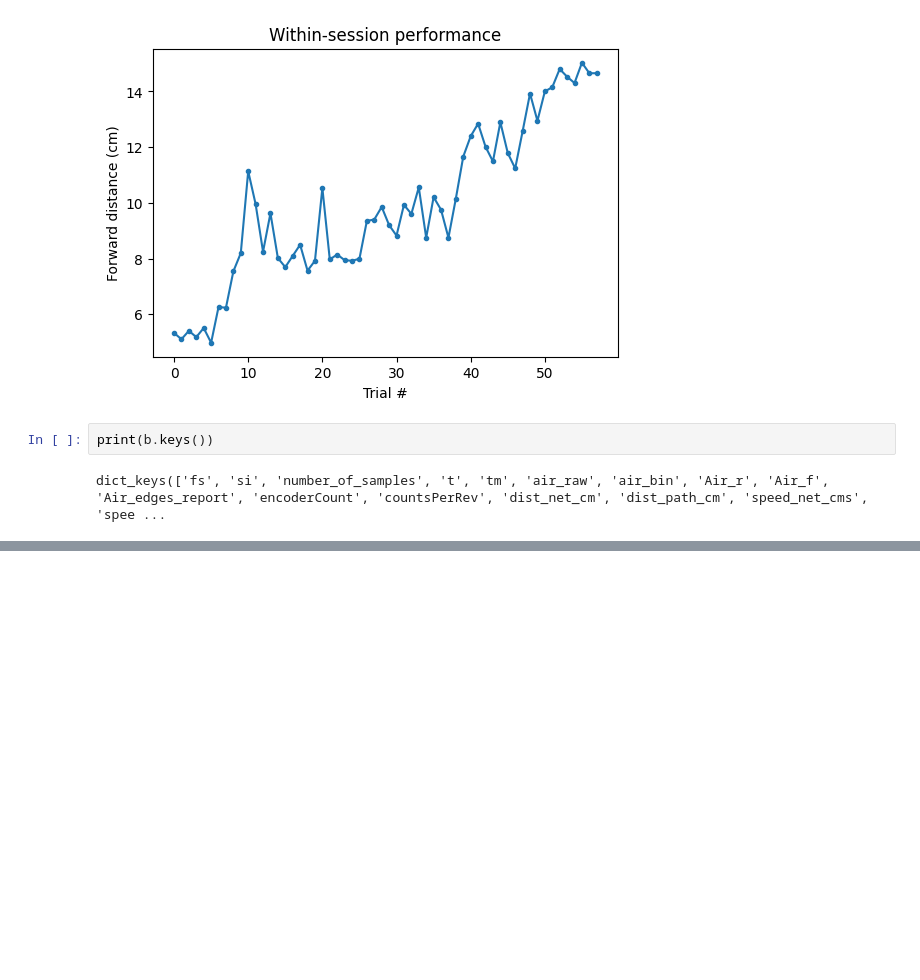
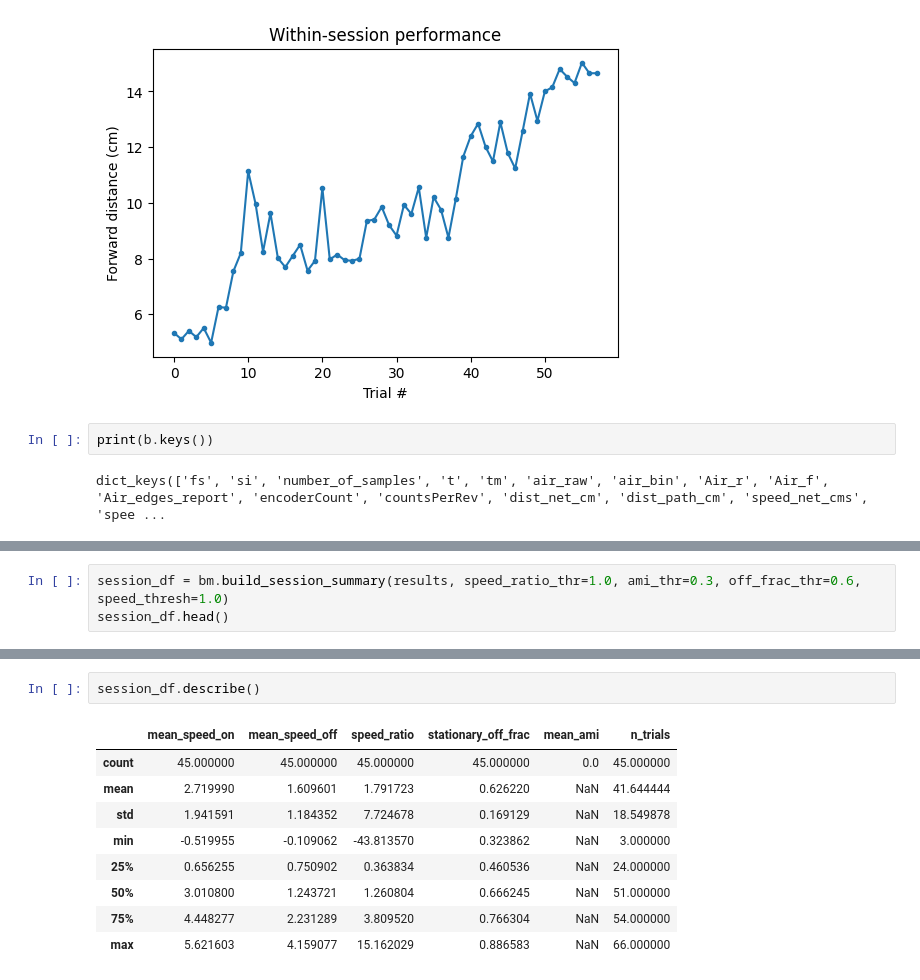
Before and after one commit to neuromomentumlab/Classical_Conditioning_Air_Wheel, a Jupyter notebook: Python/notebooks/ami.ipynb, the cells around one changed output, grey strips where cells are left out. Cells and saved outputs as stored; diff of their text form; blank space fills up the shorter version.

Commit message:
got the best sessions for the methods paper

```diff
--- a/Python/notebooks/ami.ipynb
+++ b/Python/notebooks/ami.ipynb
@@ -87,0 +117,3 @@ trial_df.head()
+# %%
+session_df = bm.build_session_summary(results, speed_ratio_thr=1.0, ami_thr=0.3, off_frac_thr=0.6, speed_thresh=1.0)
+session_df.head()
@@ -87,0 +160,12 @@ trial_df.head()
+# %%
+session_df.describe()
+# %% [output]
+|  | mean_speed_on | mean_speed_off | speed_ratio | stationary_off_frac | mean_ami | n_trials |
+| count | 45.000000 | 45.000000 | 45.000000 | 45.000000 | 0.0 | 45.000000 |
+| mean | 2.719990 | 1.609601 | 1.791723 | 0.626220 | NaN | 41.644444 |
+| std | 1.941591 | 1.184352 | 7.724678 | 0.169129 | NaN | 18.549878 |
+| min | -0.519955 | -0.109062 | -43.813570 | 0.323862 | NaN | 3.000000 |
+| 25% | 0.656255 | 0.750902 | 0.363834 | 0.460536 | NaN | 24.000000 |
+| 50% | 3.010800 | 1.243721 | 1.260804 | 0.666245 | NaN | 51.000000 |
+| 75% | 4.448277 | 2.231289 | 3.809520 | 0.766304 | NaN | 54.000000 |
+| max | 5.621603 | 4.159077 | 15.162029 | 0.886583 | NaN | 66.000000 |
```
Also changed, not shown: parts of 9 cells of this notebook, 2 other files.
